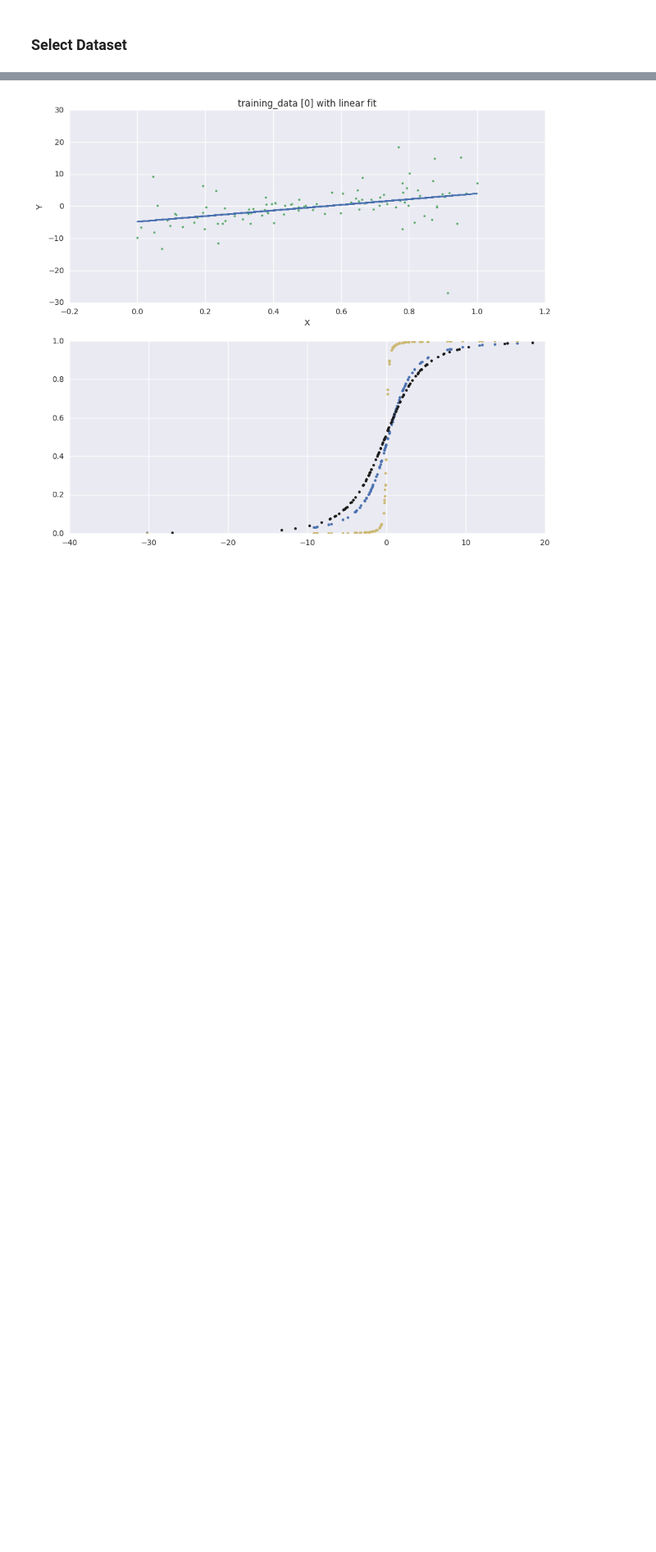
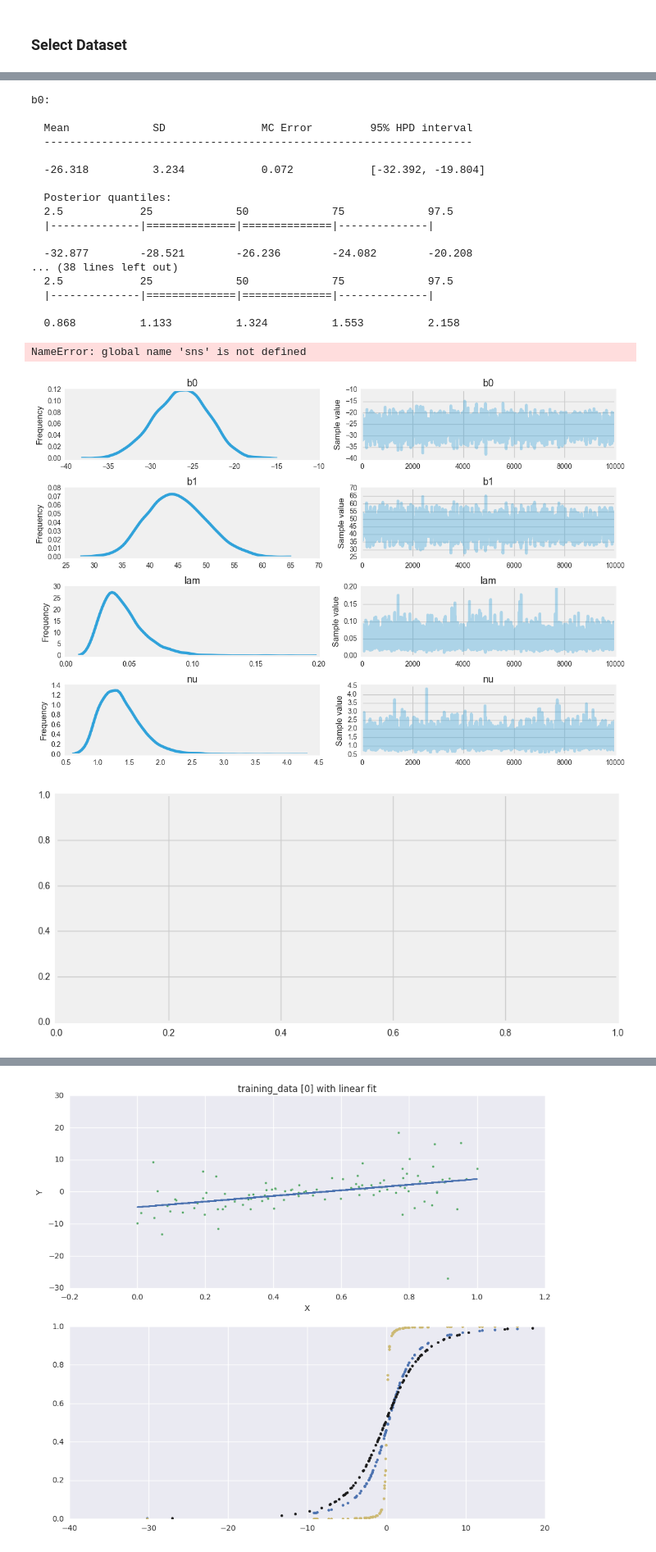
Before and after one commit to shkr/eigen_notebook, a Jupyter notebook: Problem1/bayesian_glm.ipynb, the cells around one changed output, grey strips where cells are left out. Shown at 82% size. Drawn from its saved outputs; the diff is of its cells as text; code cells hidden in the pictures; blank space fills up the shorter version.

```diff
--- a/Problem1/bayesian_glm.ipynb
+++ b/Problem1/bayesian_glm.ipynb
@@ -189,0 +116,4 @@ class LinearModelWithError(object):
+# %%
+lm = LinearModelWithError("data_1_2.csv")
+lm.result_and_diagnostics()
+# %% [output]
@@ -190,3 +137,23 @@ class LinearModelWithError(object):
+b0:
+
+  Mean             SD               MC Error         95% HPD interval
+  -------------------------------------------------------------------
+
+  -26.318          3.234            0.072            [-32.392, -19.804]
+
+  Posterior quantiles:
+  2.5            25             50             75             97.5
+  |--------------|==============|==============|--------------|
+
+  -32.877        -28.521        -26.236        -24.082        -20.208
+... (38 lines left out)
+  2.5            25             50             75             97.5
+  |--------------|==============|==============|--------------|
+
+  0.868          1.133          1.324          1.553          2.158
+NameError: global name 'sns' is not defined
+[figure, added]
+[figure, added]
 # %%
 files = ["data_1_1.csv", "data_1_2.csv", "data_1_3.csv", "data_1_4.csv", "data_1_5.csv"]
 
```
Also changed, not shown: parts of 10 cells of this notebook.
